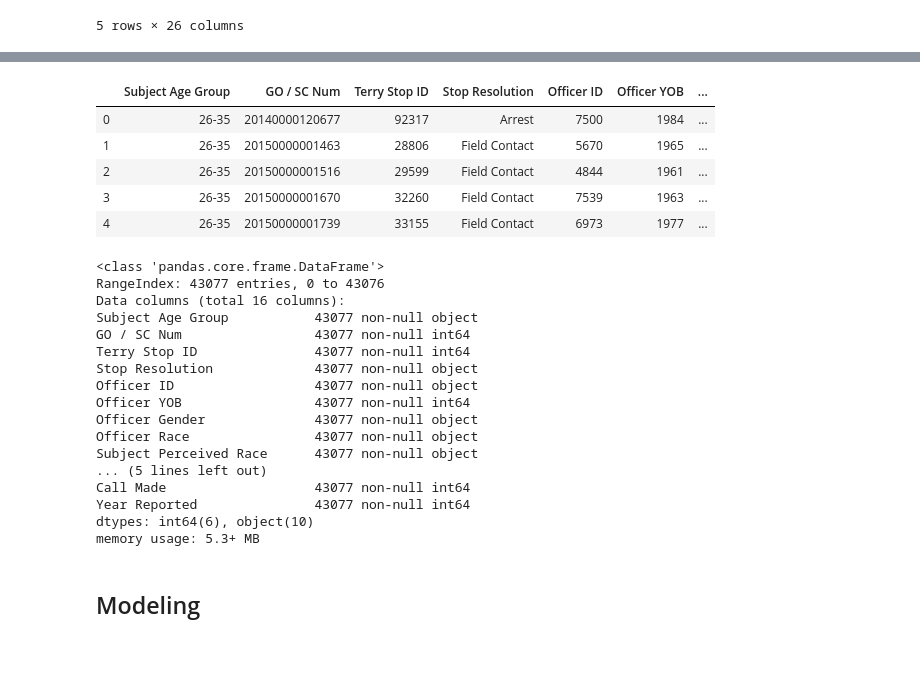
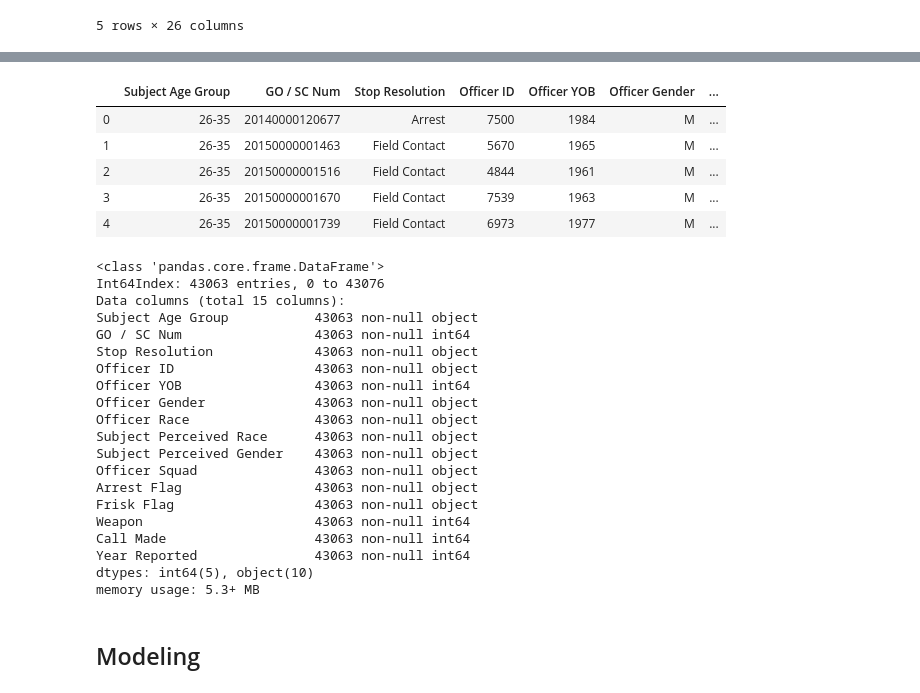
Before and after one commit to EricaSG/Mod3Project, a Jupyter notebook: Cleaning-Data_Prep_Understanding.ipynb, the cells around one changed output, grey strips where cells are left out. Cells and saved outputs as stored; diff of their text form; code cells hidden in the pictures; blank space fills up the shorter version.

```diff
--- a/Cleaning-Data_Prep_Understanding.ipynb
+++ b/Cleaning-Data_Prep_Understanding.ipynb
@@ -228,7 +206,7 @@ df['Subject Age Group'] = df['Subject Age Group'].replace('-', '26-35')
 
 # List Under Assumptions
 df['Subject Perceived Gender'] = df['Subject Perceived Gender'].replace('Unable to Determine',
-    'Gender Diverse').replace('Unknown', 'Gender Diverse').replace('-', 'Male')
+    'Gender Diverse (gender non-conforming and/or transgender)').replace('Unknown', 'Gender Diverse (gender non-conforming and/or transgender)').replace('-', 'Male')
 
 df['Subject Perceived Race'] = df['Subject Perceived Race'].replace('-', 'Other')
 df['Officer Gender'] = df['Officer Gender'].replace('N', 'M')
@@ -254,4 +216,0 @@ TRAINING - FIELD TRAINING SQUAD
-# %%
-stuff = df.loc[(df['Officer YOB'] == 1900) & (df['Year Reported'] >= 1980)] # (~10 ROWS)
-stuff_indices = stuff.index
-df.drop(stuff_indices, axis=0, inplace=True)
@@ -266,9 +217,3 @@ df['Officer Squad'].mode().values[0]
-# %%
-# Revisit Why This Isn't Working, Trying to replace NaNs with Mode
-
-df['Officer Squad'].fillna(df['Officer Squad'].mode(), inplace=True) # (543 ROWS)
-
-df.loc[(df['Officer YOB'] == 1900) & (df['Year Reported'] >= 1980)] # (~10 ROWS)
 # %%
 df.isna().sum()
 # %% [output]
@@ -379,0 +288,4 @@ Name: Terry Stop ID, Length: 43062, dtype: float64
+# %%
+officers_over100 = df.loc[(df['Officer YOB'] == 1900) & (df['Year Reported'] >= 1980)] # Find all officers who were born in the year 1900 and "made arrests" after 1980
+indices_todrop = officers_over100.index # Find the indices where officers over 100 years old are stored
+df.drop(indices_todrop, axis=0, inplace=True) # Drop the rows by index
@@ -380,33 +306,34 @@ Name: Terry Stop ID, Length: 43062, dtype: float64
 # %%
-df = df.drop(['Sector', 'Reported Time', 'Initial Call Type', 'Final Call Type', 'Precinct', 'Subject ID', 'Weapon Type', 'Call Type', 'Beat', 'Reported Date'], axis=1)
+df = df.drop(['Sector', 'Reported Time', 'Initial Call Type', 'Final Call Type', 'Precinct', 'Subject ID', 'Weapon Type', 'Call Type', 'Beat', 'Reported Date', 'Terry Stop ID'], axis=1)
 df.head()
-
-# Try including "Beat" and "Precinct" in EDA, drop the '-' rows
 # %% [output]
-|  | Subject Age Group | GO / SC Num | Terry Stop ID | Stop Resolution | Officer ID | Officer YOB | ... |
-| 0 | 26-35 | 20140000120677 | 92317 | Arrest | 7500 | 1984 | ... |
-| 1 | 26-35 | 20150000001463 | 28806 | Field Contact | 5670 | 1965 | ... |
-| 2 | 26-35 | 20150000001516 | 29599 | Field Contact | 4844 | 1961 | ... |
-| 3 | 26-35 | 20150000001670 | 32260 | Field Contact | 7539 | 1963 | ... |
-| 4 | 26-35 | 20150000001739 | 33155 | Field Contact | 6973 | 1977 | ... |
+|  | Subject Age Group | GO / SC Num | Stop Resolution | Officer ID | Officer YOB | Officer Gender | ... |
+| 0 | 26-35 | 20140000120677 | Arrest | 7500 | 1984 | M | ... |
+| 1 | 26-35 | 20150000001463 | Field Contact | 5670 | 1965 | M | ... |
+| 2 | 26-35 | 20150000001516 | Field Contact | 4844 | 1961 | M | ... |
+| 3 | 26-35 | 20150000001670 | Field Contact | 7539 | 1963 | M | ... |
+| 4 | 26-35 | 20150000001739 | Field Contact | 6973 | 1977 | M | ... |
 # %%
 df.info() # Final Check for NaNs
 # %% [output]
 <class 'pandas.core.frame.DataFrame'>
-RangeIndex: 43077 entries, 0 to 43076
-Data columns (total 16 columns):
-Subject Age Group           43077 non-null object
-GO / SC Num                 43077 non-null int64
-Terry Stop ID               43077 non-null int64
-Stop Resolution             43077 non-null object
-Officer ID                  43077 non-null object
-Officer YOB                 43077 non-null int64
-Officer Gender              43077 non-null object
-Officer Race                43077 non-null object
-Subject Perceived Race      43077 non-null object
-... (5 lines left out)
-Call Made                   43077 non-null int64
-Year Reported               43077 non-null int64
-dtypes: int64(6), object(10)
+Int64Index: 43063 entries, 0 to 43076
+Data columns (total 15 columns):
+Subject Age Group           43063 non-null object
+GO / SC Num                 43063 non-null int64
+Stop Resolution             43063 non-null object
+Officer ID                  43063 non-null object
+Officer YOB                 43063 non-null int64
+Officer Gender              43063 non-null object
+Officer Race                43063 non-null object
+Subject Perceived Race      43063 non-null object
+Subject Perceived Gender    43063 non-null object
+Officer Squad               43063 non-null object
+Arrest Flag                 43063 non-null object
+Frisk Flag                  43063 non-null object
+Weapon                      43063 non-null int64
+Call Made                   43063 non-null int64
+Year Reported               43063 non-null int64
+dtypes: int64(5), object(10)
 memory usage: 5.3+ MB
 # %%
```
Also changed, not shown: parts of 15 cells of this notebook.
